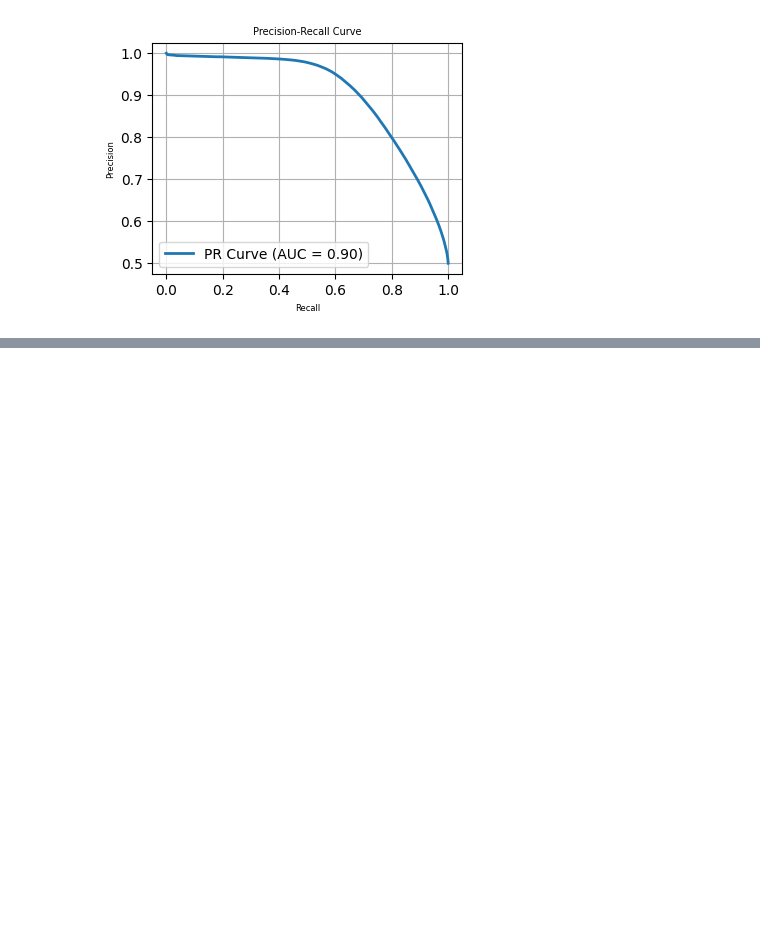
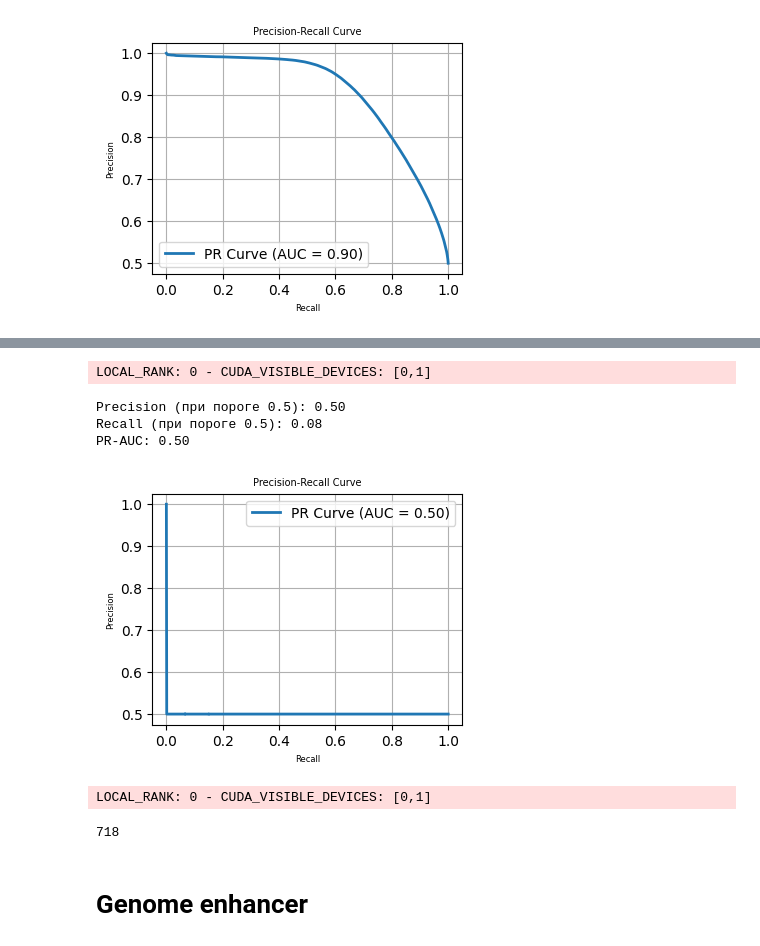
Before and after one commit to autosome-imtf/MPRA-MNIST, a Jupyter notebook: examples/MassiveStarrSeq_example.ipynb, the cells around one changed output, grey strips where cells are left out. Cells and saved outputs as stored; diff of their text form; code cells hidden in the pictures; blank space fills up the shorter version.

```diff
--- a/examples/MassiveStarrSeq_example.ipynb
+++ b/examples/MassiveStarrSeq_example.ipynb
@@ -393,0 +377,39 @@ len(y_preds[y_preds<=0.5])
+# %%
+BATCH_SIZE = 64
+NUM_WORKERS = 103
+train_transform = t.Compose([
+    t.Seq2Tensor()
+])
+val_test_transform = t.Compose([
+    t.Seq2Tensor()
+])
+task = "genomepromoter"
+train_dataset = MassiveStarrDataset(task = task, split = "train",transform = train_transform)
+
+val_dataset = MassiveStarrDataset(task = task, split = "val",transform = val_test_transform)
+
+test_dataset = MassiveStarrDataset(task = task, split = "test", transform = val_test_transform)
+
+# encapsulate data into dataloader form
+train_loader = data.DataLoader(dataset=train_dataset, batch_size=BATCH_SIZE, shuffle=True, num_workers = NUM_WORKERS)
+val_loader = data.DataLoader(dataset=val_dataset, batch_size=BATCH_SIZE, shuffle=False, num_workers = NUM_WORKERS)
+test_loader = data.DataLoader(dataset=test_dataset, batch_size=BATCH_SIZE, shuffle=False, num_workers = NUM_WORKERS)
+# %%
+seq_model = Seq1Model(seq_len=len(train_dataset[0][0][0]), lr = 0.01)
+
+# Initialize a trainer
+trainer = L.Trainer(
+    accelerator="gpu",
+    devices=[0],
+    max_epochs=5,
+    gradient_clip_val=1,
+    precision='16-mixed',
+    enable_progress_bar = False,
+    #callbacks=[TQDMProgressBar(refresh_rate=55)]
+    #logger = logger
+)
+
+# Train the model
+trainer.fit(seq_model,
+            train_dataloaders=train_loader,
+            val_dataloaders=val_loader)
@@ -393,0 +456,29 @@ len(y_preds[y_preds<=0.5])
+# %%
+plotting_PR_AUC(seq_model, test_loader)
+# %% [output]
+LOCAL_RANK: 0 - CUDA_VISIBLE_DEVICES: [0,1]
+Precision (при пороге 0.5): 0.50
+Recall (при пороге 0.5): 0.08
+PR-AUC: 0.50
+[figure, added]
+# %%
+act = nn.Sigmoid()
+    #get predicted values
+y_preds = trainer.predict(seq_model, dataloaders=test_loader)
+y_preds = torch.concat(y_preds).cpu().numpy()
+y_preds = torch.tensor(y_preds).squeeze()
+    #get target values
+targets = []
+for i, batch in enumerate(test_loader):
+    x, y = batch
+    targets.append(y)
+targets = torch.tensor(torch.concat(targets).cpu().numpy())
+y_preds = act(y_preds)
+# %% [output]
+LOCAL_RANK: 0 - CUDA_VISIBLE_DEVICES: [0,1]
+# %%
+len(y_preds[y_preds>=0.5])
+# %% [output]
+718
+# %% [markdown]
+# Genome enhancer
```
Also changed, not shown: parts of 13 cells of this notebook, 1 other file.
